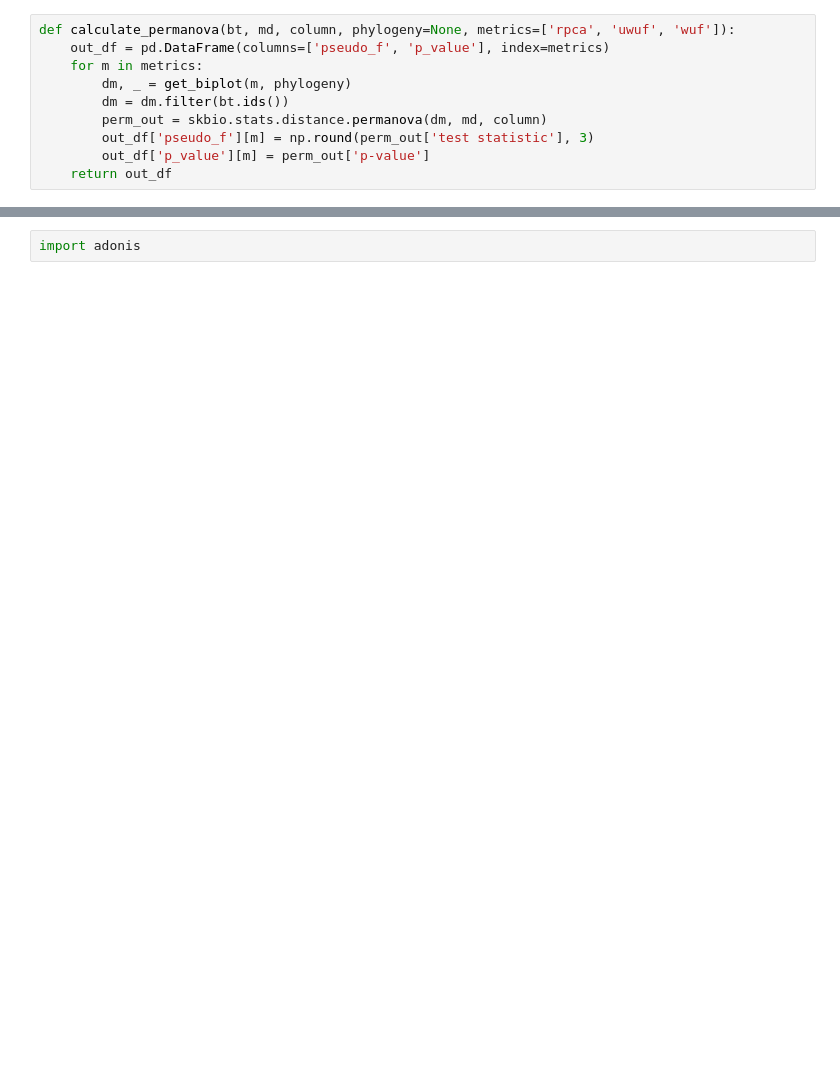
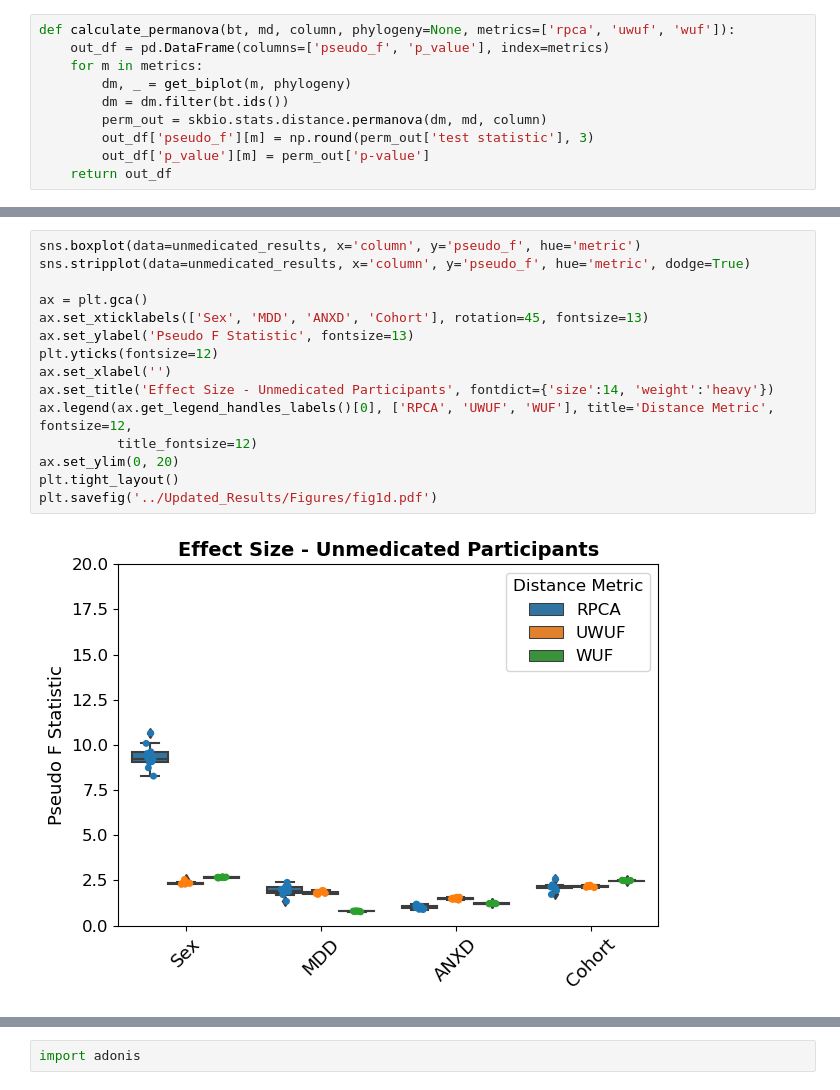
Before and after one commit to ahdilmore/Tulsa1000_microbiome, a Jupyter notebook: Updated_Notebooks/OrdinationAnalysis.ipynb, the cells around one changed output, grey strips where cells are left out. Drawn from its saved outputs; the diff is of its cells as text; blank space fills up the shorter version.

```diff
--- a/Updated_Notebooks/OrdinationAnalysis.ipynb
+++ b/Updated_Notebooks/OrdinationAnalysis.ipynb
@@ -238,0 +297,17 @@ for tick in ax13.get_xticklabels():
+# %%
+sns.boxplot(data=unmedicated_results, x='column', y='pseudo_f', hue='metric')
+sns.stripplot(data=unmedicated_results, x='column', y='pseudo_f', hue='metric', dodge=True)
+
+ax = plt.gca()
+ax.set_xticklabels(['Sex', 'MDD', 'ANXD', 'Cohort'], rotation=45, fontsize=13)
+ax.set_ylabel('Pseudo F Statistic', fontsize=13)
+plt.yticks(fontsize=12)
+ax.set_xlabel('')
+ax.set_title('Effect Size - Unmedicated Participants', fontdict={'size':14, 'weight':'heavy'})
+ax.legend(ax.get_legend_handles_labels()[0], ['RPCA', 'UWUF', 'WUF'], title='Distance Metric', fontsize=12,
+          title_fontsize=12)
+ax.set_ylim(0, 20)
+plt.tight_layout()
+plt.savefig('../Updated_Results/Figures/fig1d.pdf')
+# %% [output]
+[figure, added]
```
Also changed, not shown: parts of 67 cells of this notebook, 3 other files.
